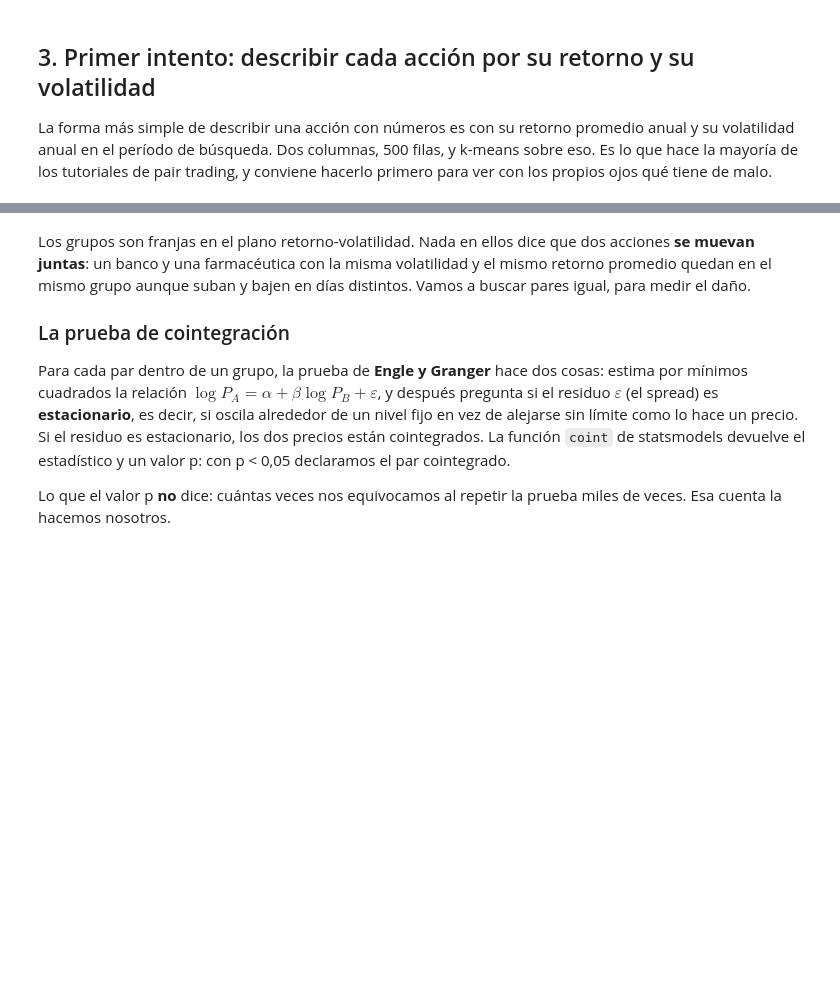
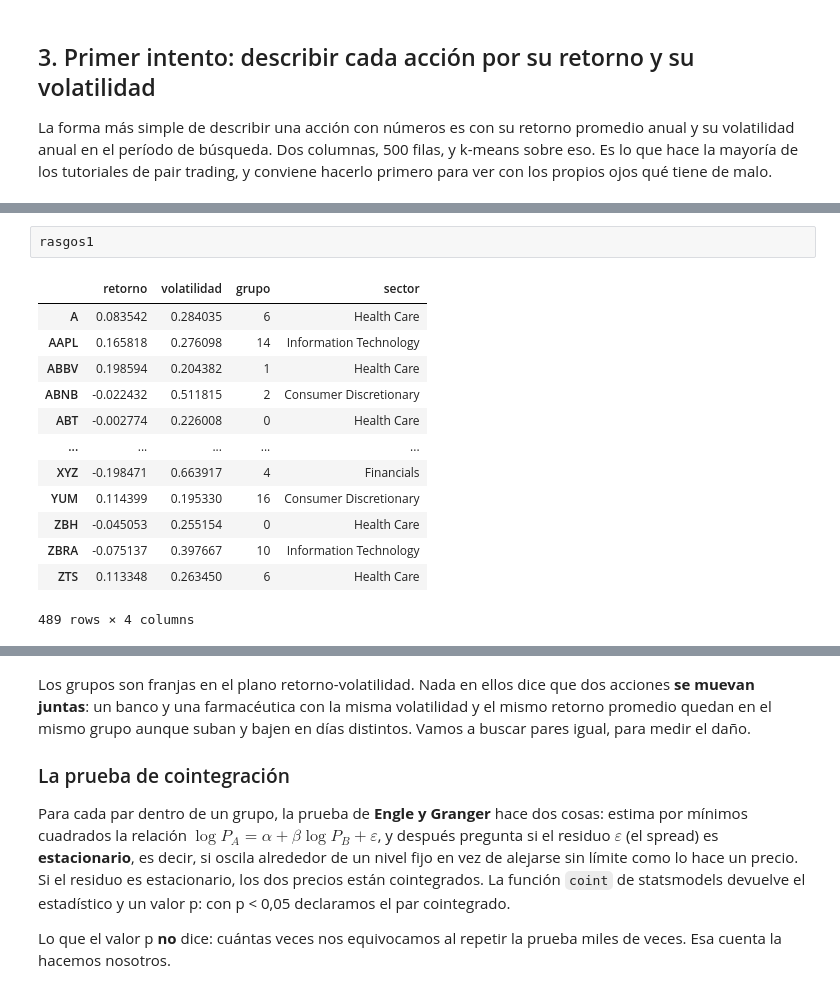
Before and after one commit to daviddiazsolis/clustering_finance_playground, a Jupyter notebook: notebooks/Clustering_02_Pair_Trading.ipynb, the cells around one changed output, grey strips where cells are left out. Drawn from its saved outputs; the diff is of its cells as text; blank space fills up the shorter version.

```diff
--- a/notebooks/Clustering_02_Pair_Trading.ipynb
+++ b/notebooks/Clustering_02_Pair_Trading.ipynb
@@ -163,0 +194,16 @@ fig.show()
+# %%
+rasgos1
+# %% [output]
+|  | retorno | volatilidad | grupo | sector |
+| A | 0.083542 | 0.284035 | 6 | Health Care |
+| AAPL | 0.165818 | 0.276098 | 14 | Information Technology |
+| ABBV | 0.198594 | 0.204382 | 1 | Health Care |
+| ABNB | -0.022432 | 0.511815 | 2 | Consumer Discretionary |
+| ABT | -0.002774 | 0.226008 | 0 | Health Care |
+| ... | ... | ... | ... | ... |
+| XYZ | -0.198471 | 0.663917 | 4 | Financials |
+| YUM | 0.114399 | 0.195330 | 16 | Consumer Discretionary |
+| ZBH | -0.045053 | 0.255154 | 0 | Health Care |
+| ZBRA | -0.075137 | 0.397667 | 10 | Information Technology |
+| ZTS | 0.113348 | 0.263450 | 6 | Health Care |
+489 rows × 4 columns
```
Also changed, not shown: parts of 16 cells of this notebook.
